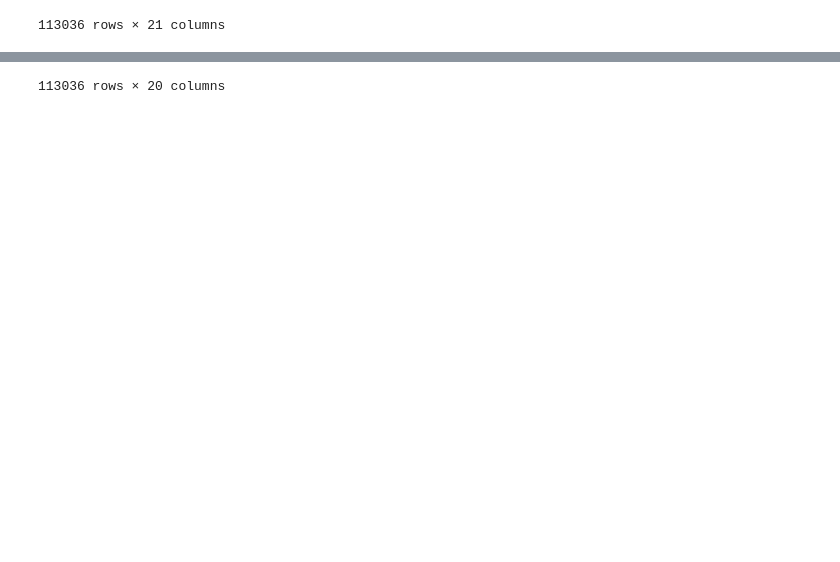
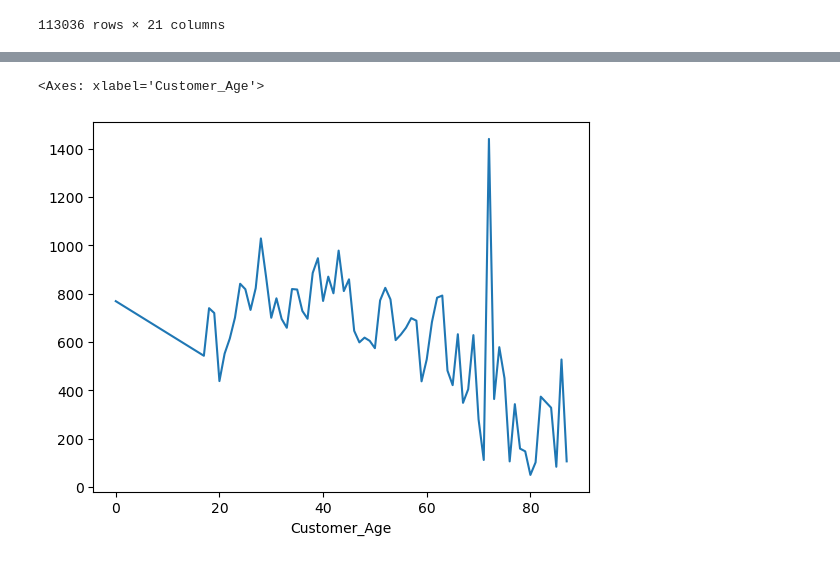
Before and after one commit to ManuelMF/College, a Jupyter notebook: SBD/Tema01/Tareas/Tarea03/Enunciat.ipynb, the cells around one changed output, grey strips where cells are left out. Saved outputs shown, nothing was run; the diff lists cells and outputs as text; code cells hidden in the pictures; blank space fills up the shorter version.

```diff
--- a/SBD/Tema01/Tareas/Tarea03/Enunciat.ipynb
+++ b/SBD/Tema01/Tareas/Tarea03/Enunciat.ipynb
@@ -205,5 +205,11 @@ df
 | 113035 | 2016-03-04 | 4 | March | 2016 | 37 | Adults (35-64) | F | France | Seine (Paris) | ... |
 113036 rows × 21 columns
 # %%
-df
+#c) Fes una gràfica que mostri el Profit_% mig per edat. Fes una segona gràfica per edat que mostri el Revenue mig.
+profit_by_age = df.groupby("Customer_Age")["Profit_%"].mean()
+df.groupby("Customer_Age")["Profit_%"].count()
+
+revenue_by_age = df.groupby("Customer_Age")["Revenue"].mean()
+
+revenue_by_age.plot(kind="line", label = "Ingresos por mes")
 # %% [output]
@@ -222 +216,2 @@ df
-113036 rows × 20 columns
+<Axes: xlabel='Customer_Age'>
+[figure, added]
```
Also changed, not shown: parts of 3 cells of this notebook, 6 other files.
